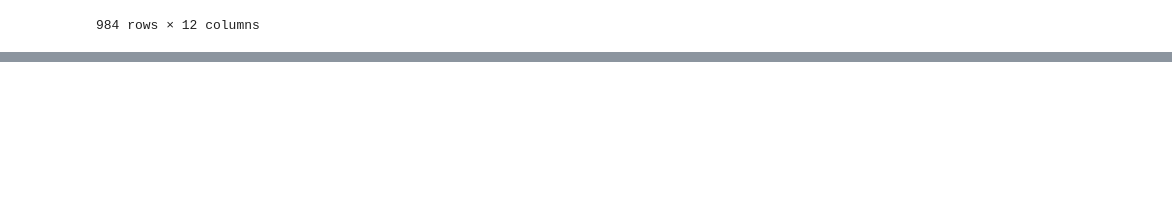
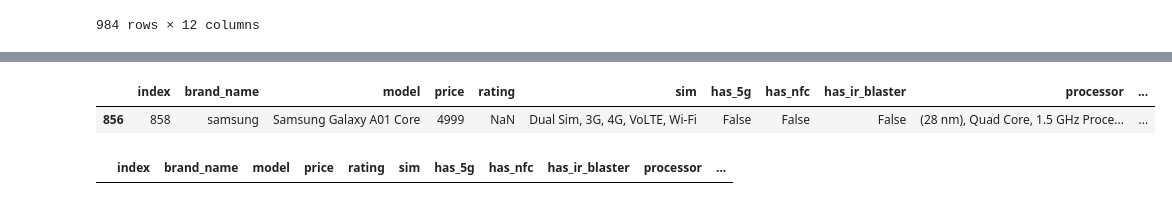
Before and after one commit to MohitMahi1/Smart-Phone-EDA-Analysis, a Jupyter notebook: SmartPhoneCleanData.ipynb, the cells around one changed output, grey strips where cells are left out. Saved outputs shown, nothing was run; the diff lists cells and outputs as text; code cells hidden in the pictures; blank space fills up the shorter version.

Commit message:
Cleanning Ongoing

```diff
--- a/SmartPhoneCleanData.ipynb
+++ b/SmartPhoneCleanData.ipynb
@@ -670,0 +743,4 @@ copy_df
+# %%
+# Clean those new columns like processer_name
+# Strip all the data if there is a white space are ther
+copy_df["processor_name"] = copy_df["processor_name"].str.strip()
@@ -670,0 +753,3 @@ copy_df
+# %%
+# I Prefer all value shoud be in the lower value
+copy_df["processor_name"] = copy_df["processor_name"].str.lower()
@@ -670,0 +782,6 @@ copy_df
+# %%
+# Now we see in the above all num_core value are in the processor_name and all the processer_seed data in the num_core, so we have to shift our value
+temp_df = copy_df[copy_df["processor_name"].str.contains("core")][["processor_name", "num_cores", "processor_speed"]].shift(1, axis=1)
+# %%
+# The shifted value is assgin in the dataset
+copy_df.loc[temp_df.index, ["processor_name", "num_cores", "processor_speed"]] = temp_df.values
@@ -670,0 +805,8 @@ copy_df
+# %%
+# (28 nm)
+copy_df[copy_df["processor_name"] == "(28 nm)"]
+
+# In checking we see the phone processer some data is missing value.
+# %% [output]
+|  | index | brand_name | model | price | rating | sim | has_5g | has_nfc | has_ir_blaster | processor | ... |
+| 856 | 858 | samsung | Samsung Galaxy A01 Core | 4999 | NaN | Dual Sim, 3G, 4G, VoLTE, Wi-Fi | False | False | False | (28 nm), Quad Core, 1.5 GHz Proce... | ... |
@@ -670,0 +816,4 @@ copy_df
+# %%
+copy_df
+# %% [output]
+|  | index | brand_name | model | price | rating | sim | has_5g | has_nfc | has_ir_blaster | processor | ... |
```
Also changed, not shown: parts of 15 cells of this notebook.
